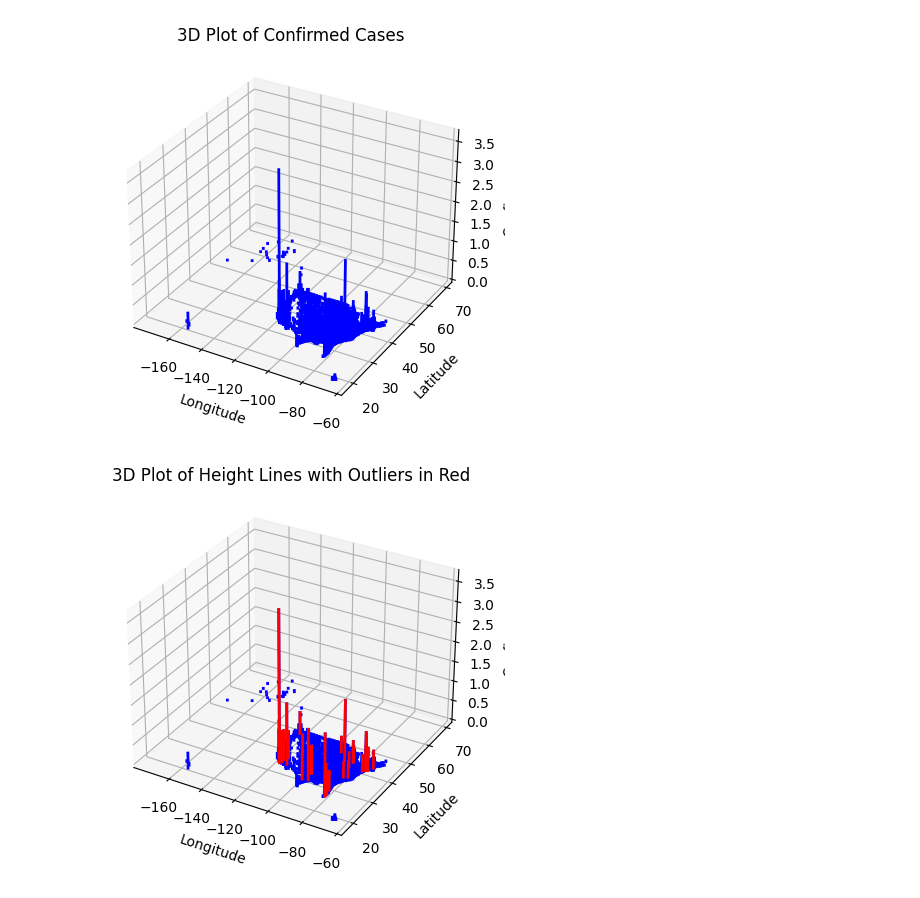
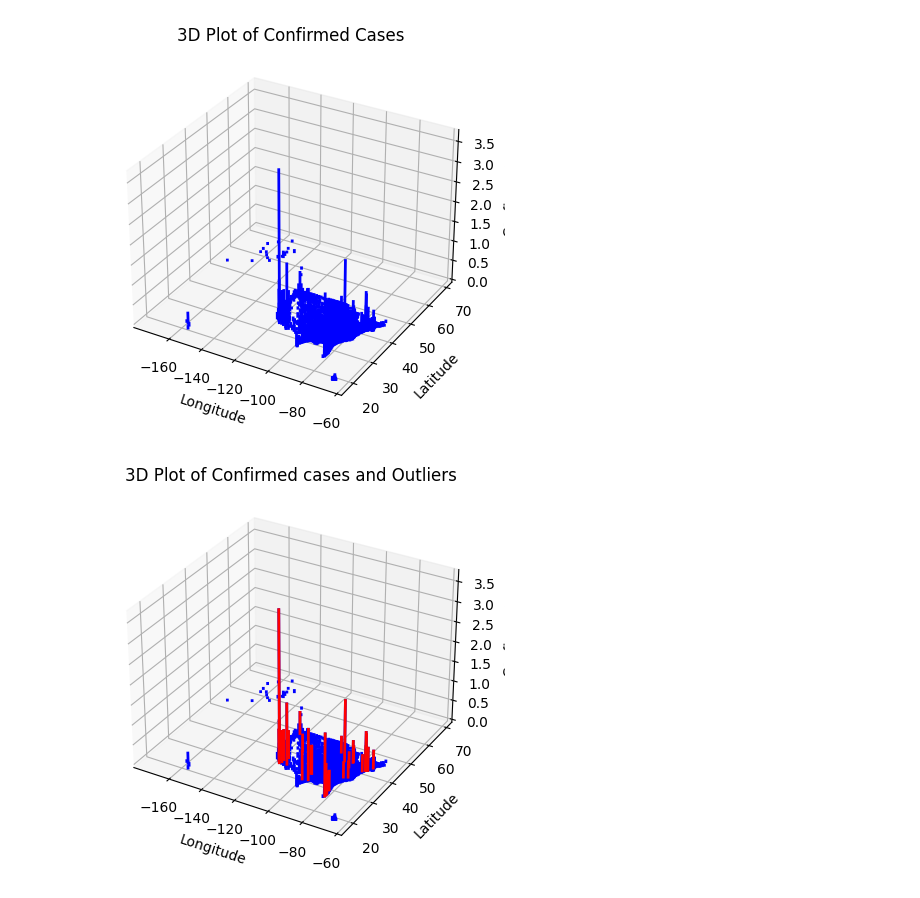
Before and after one commit to MilindiSenevirathne/COVID-19_Test, a Jupyter notebook: COVID_19_Test.ipynb, the cells around one changed output. Drawn from its saved outputs; the diff is of its cells as text; code cells hidden in the pictures.

```diff
--- a/COVID_19_Test.ipynb
+++ b/COVID_19_Test.ipynb
@@ -242,31 +242,31 @@ plt.show()
 # %%
 fig = plt.figure()
 ax = fig.add_subplot(111, projection='3d')
 
 gdf['Lat'] = pd.to_numeric(gdf['Lat'], errors='coerce')
 gdf['Long_'] = pd.to_numeric(gdf['Long_'], errors='coerce')
 gdf['Confirmed'] = pd.to_numeric(gdf['Confirmed'], errors='coerce')
 
 dataset = pd.DataFrame({
     'Lat': pd.to_numeric(gdf['Lat'], errors='coerce'),
     'Long_': pd.to_numeric(gdf['Long_'], errors='coerce'),
     'Confirmed': pd.to_numeric(gdf['Confirmed'], errors='coerce')
 })
 
 outliers_pt = detect_outliers(dataset)
 
 # Plot height lines for all data points in blue
 for _, row in gdf.iterrows():
     ax.plot([row['Long_'], row['Long_']], [row['Lat'], row['Lat']], [0, row['Confirmed']], color='blue', label='Height Line', linewidth=2)
 
 # Plot height lines for outliers in red
 for outlier in outliers_pt:
     ax.plot([outlier.Long_, outlier.Long_], [outlier.Lat, outlier.Lat], [0, outlier.Confirmed], color='red', label='Outlier', linewidth=2)
 
 ax.set_xlabel('Longitude')
 ax.set_ylabel('Latitude')
 ax.set_zlabel('Confirmed')
-ax.set_title('3D Plot of Height Lines with Outliers in Red')
+ax.set_title('3D Plot of Confirmed cases and Outliers')
 plt.show()
 # %% [output]
-[figure, old version]
+[figure, new version]
```
